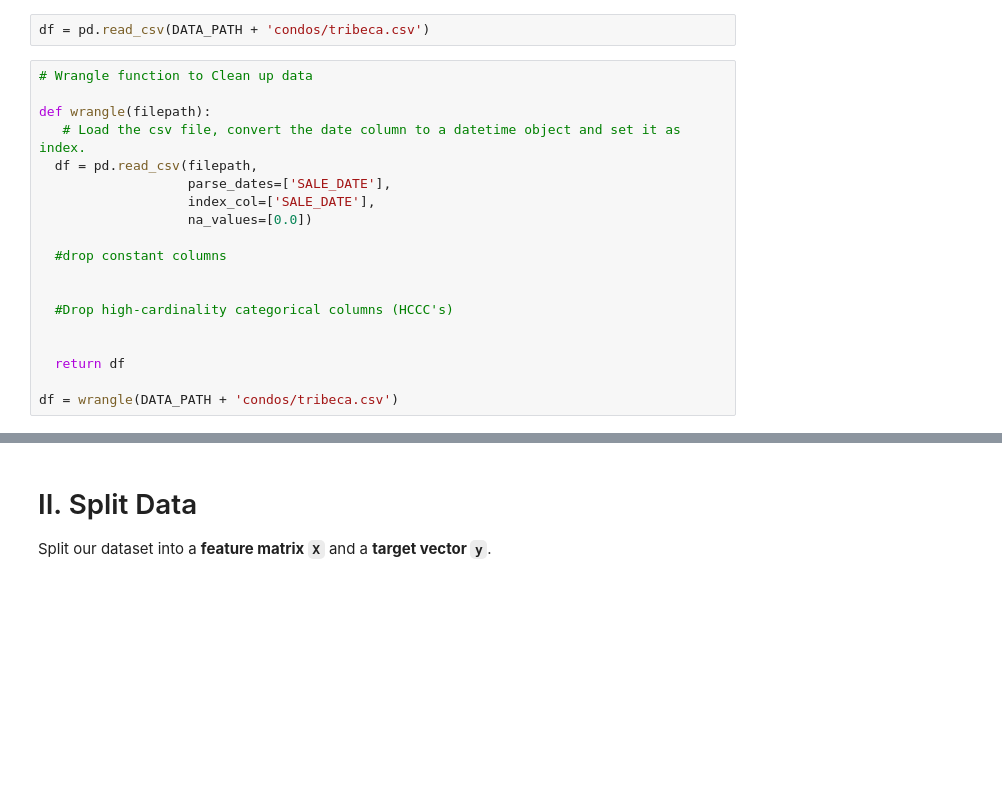
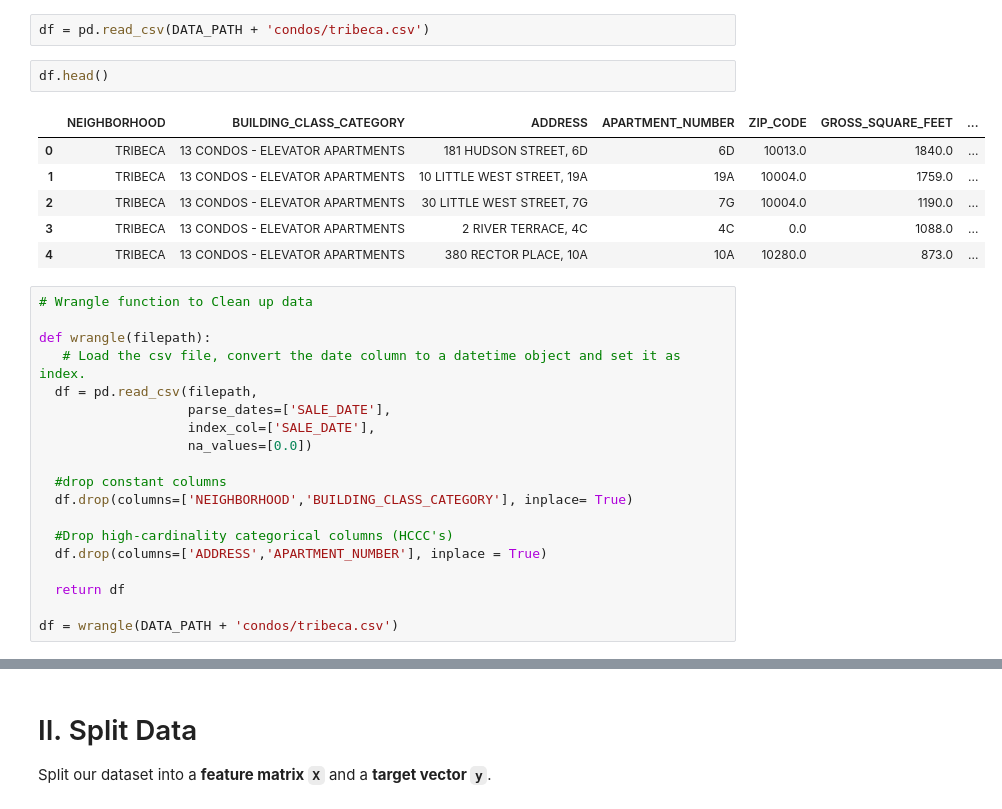
Before and after one commit to Vasanta2002/Sprint_5_linear_models, a Jupyter notebook: JDS_SHR_211_guided_project_notes.ipynb, the cells around one changed output, grey strips where cells are left out. Saved outputs shown, nothing was run; the diff lists cells and outputs as text; blank space fills up the shorter version.

```diff
--- a/JDS_SHR_211_guided_project_notes.ipynb
+++ b/JDS_SHR_211_guided_project_notes.ipynb
@@ -20,6 +24,15 @@ else:
 # I. Wrangle Data
 # %%
 df = pd.read_csv(DATA_PATH + 'condos/tribeca.csv')
+# %%
+df.head()
+# %% [output]
+|  | NEIGHBORHOOD | BUILDING_CLASS_CATEGORY | ADDRESS | APARTMENT_NUMBER | ZIP_CODE | GROSS_SQUARE_FEET | ... |
+| 0 | TRIBECA | 13 CONDOS - ELEVATOR APARTMENTS | 181 HUDSON STREET, 6D | 6D | 10013.0 | 1840.0 | ... |
+| 1 | TRIBECA | 13 CONDOS - ELEVATOR APARTMENTS | 10 LITTLE WEST STREET, 19A | 19A | 10004.0 | 1759.0 | ... |
+| 2 | TRIBECA | 13 CONDOS - ELEVATOR APARTMENTS | 30 LITTLE WEST STREET, 7G | 7G | 10004.0 | 1190.0 | ... |
+| 3 | TRIBECA | 13 CONDOS - ELEVATOR APARTMENTS | 2 RIVER TERRACE, 4C | 4C | 0.0 | 1088.0 | ... |
+| 4 | TRIBECA | 13 CONDOS - ELEVATOR APARTMENTS | 380 RECTOR PLACE, 10A | 10A | 10280.0 | 873.0 | ... |
 # %%
 # Wrangle function to Clean up data
 
@@ -31,10 +44,10 @@ def wrangle(filepath):
                    na_values=[0.0])
 
   #drop constant columns
-
+  df.drop(columns=['NEIGHBORHOOD','BUILDING_CLASS_CATEGORY'], inplace= True)
 
   #Drop high-cardinality categorical columns (HCCC's)
-
+  df.drop(columns=['ADDRESS','APARTMENT_NUMBER'], inplace = True)
 
   return df
 
```
Also changed, not shown: parts of 9 cells of this notebook.
